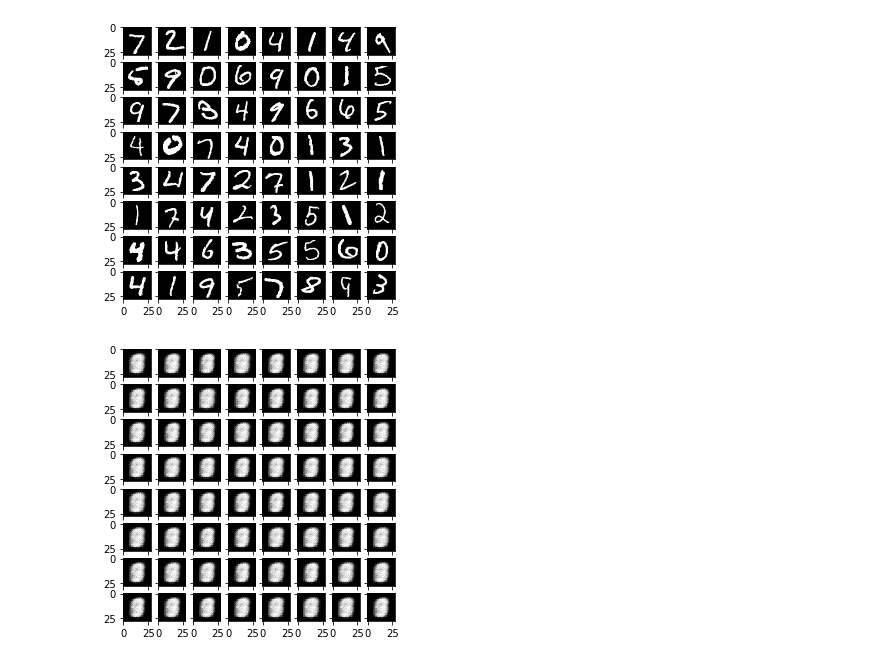
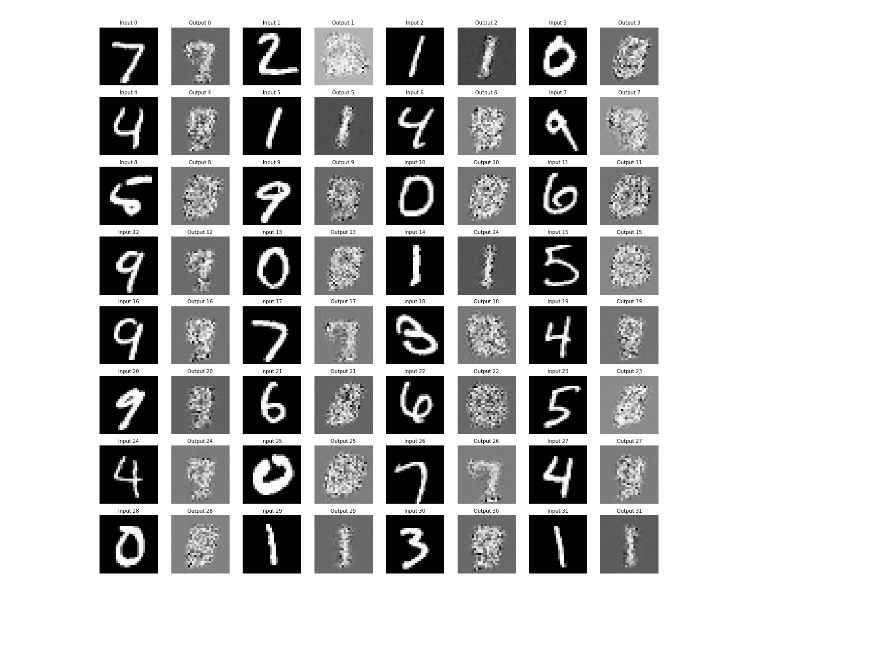
Before and after one commit to yangyang-pro/2AMU20-Assignments, a Jupyter notebook: hw3/task_1.ipynb, the cells around one changed output. Drawn from its saved outputs; the diff is of its cells as text; code cells hidden in the pictures; blank space fills up the shorter version.

```diff
--- a/hw3/task_1.ipynb
+++ b/hw3/task_1.ipynb
@@ -194,31 +219,25 @@ Epoch 2, Mean Training ELBO 502.81062859375, Mean Validation ELBO 501.7674657714
 def test_vae():
     x, _ = next(iter(test_dataloader))
     x = x.to(DEVICE)
-    x_recons = []
     with torch.no_grad():
-        x_recon, _, _ = vae(x)
-        x_recons.append(x_recon)
-    return [x], x_recons
-test_batch, test_batch_r = test_vae()
+        _, _, mu_x, log_var_x = vae(x)
+        x_recon = vae.reconstruct(mu_x, log_var_x)
+        return x, x_recon
+test_batch, test_batch_recon = test_vae()
-# %%
-def show_images(x, ncols=64):
-    """ plots first ncols images in a batch """
-    x = x.view(BATCH_SIZE, 28, 28)
-    img_arr = []
-    for image in x:
-      img_arr.append(image)
-    fig = plt.figure(figsize=(5., 5.))
-    grid = ImageGrid(fig, 111,
-                 nrows_ncols=(8, 8),  # creates 2x2 grid of axes
-                 axes_pad=0.1,  # pad between axes
-                 )
-
-    for ax, im in zip(grid, img_arr):
-
-        ax.imshow(im.cpu().numpy(), cmap="Greys_r")
-
-show_images(test_batch[0])
-show_images(test_batch_r[0])
-# %% [output]
-[figure, removed]
-[figure, removed]
+# %%
+def show_images(x, x_recon):
+    """ plots first 32 images and reconstructions"""
+    x = x.view(BATCH_SIZE, IMG_H, IMG_W)
+    x_recon = x_recon.view(BATCH_SIZE, IMG_H, IMG_W)
+    fig, ax = plt.subplots(8, 8, figsize=(20, 20))
+    for i in range(8):
+        for j in range(4):
+            ax[i][2*j].imshow(x[i*4+j].cpu().numpy(), cmap="Greys_r")
+            ax[i][2*j+1].imshow(x_recon[i*4+j].cpu().numpy(), cmap="Greys_r")
+            ax[i][2*j].set_title(f"Input {i*4+j}", fontsize=10)
+            ax[i][2*j+1].set_title(f"Output {i*4+j}", fontsize=10)
+            ax[i][2*j].axis('off')
+            ax[i][2*j+1].axis('off')
+show_images(test_batch, test_batch_recon)
+# %% [output]
+[figure, added]
```
Also changed, not shown: parts of 6 cells of this notebook, 1 other file.
